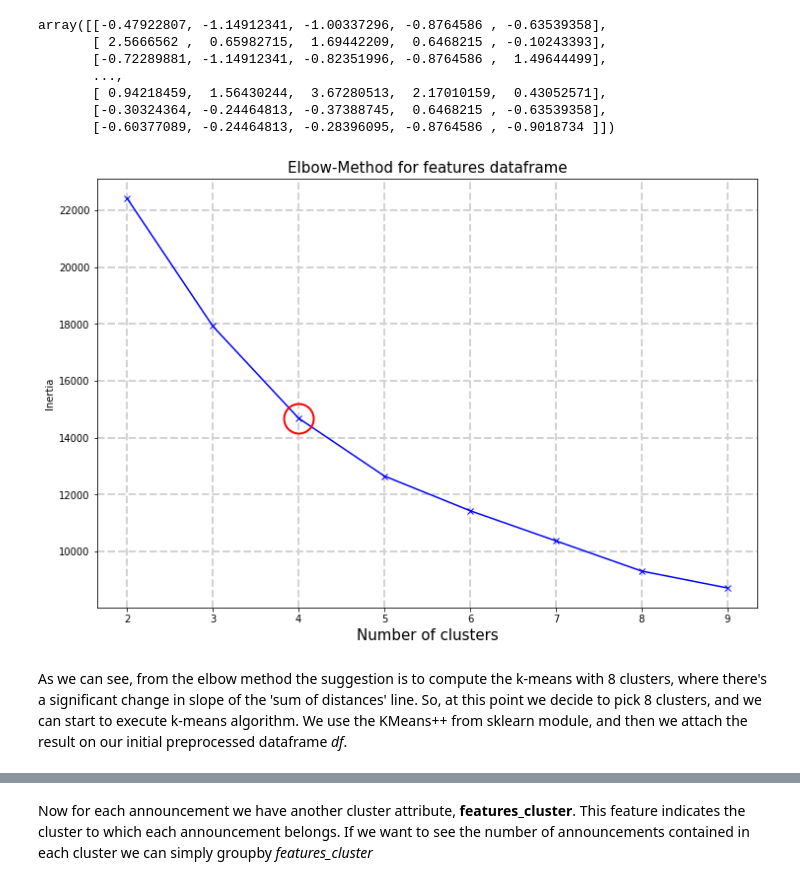
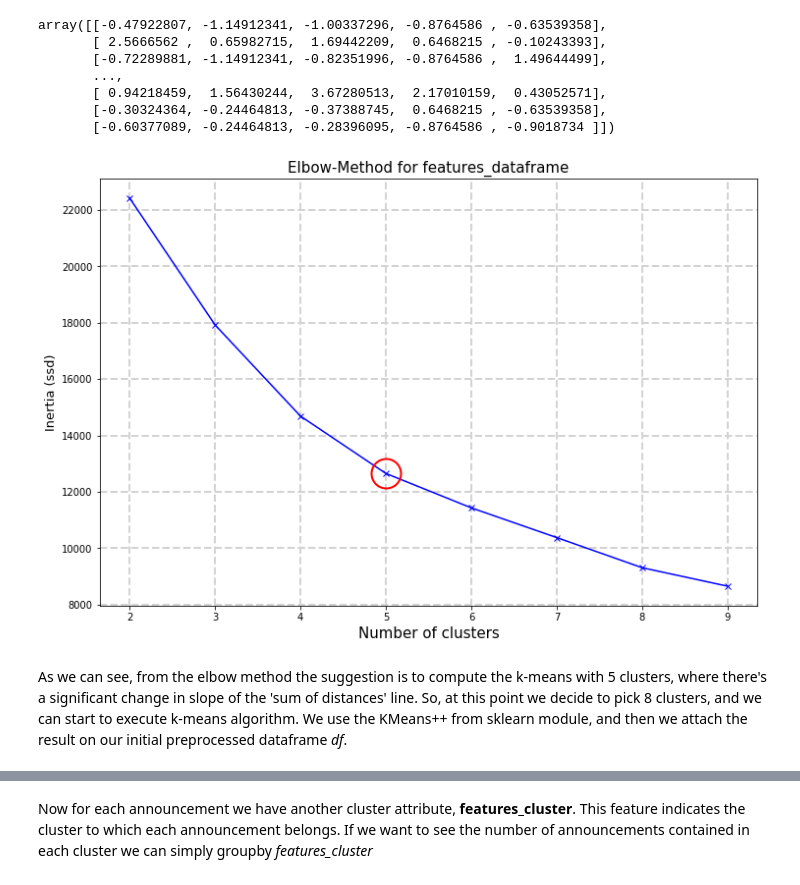
Before and after one commit to cerniello/Web-Scraping-Clustering-Real-Estate-Data, a Jupyter notebook: HW4.ipynb, the cells around one changed output, grey strips where cells are left out. Drawn from its saved outputs; the diff is of its cells as text; code cells hidden in the pictures.

```diff
--- a/HW4.ipynb
+++ b/HW4.ipynb
@@ -183,12 +181,11 @@ array([[-0.47922807, -1.14912341, -1.00337296, -0.8764586 , -0.63539358],
        [-0.30324364, -0.24464813, -0.37388745,  0.6468215 , -0.63539358],
        [-0.60377089, -0.24464813, -0.28396095, -0.8764586 , -0.9018734 ]])
 # %%
-reload(km)
-fig = km.elbow_method(data_transformed, max_clusters=10)
+km.elbow_method(pd.DataFrame(data_transformed), max_clusters=10)
 # %% [output]
-[figure, old version]
+[figure, new version]
 # %% [markdown]
-As we can see, from the elbow method the suggestion is to compute the k-means with 8 clusters, where there's a significant change in slope of the 'sum of distances' line. So, at this point we decide to pick 8 clusters, and we can start to execute k-means algorithm. We use the KMeans++ from sklearn module, and then we attach the result on our initial preprocessed dataframe *df*.
+As we can see, from the elbow method the suggestion is to compute the k-means with 5 clusters, where there's a significant change in slope of the 'sum of distances' line. So, at this point we decide to pick 8 clusters, and we can start to execute k-means algorithm. We use the KMeans++ from sklearn module, and then we attach the result on our initial preprocessed dataframe *df*.
 # %%
 from sklearn.cluster import KMeans
 
```
Also changed, not shown: parts of 21 cells of this notebook, 2 other files.
